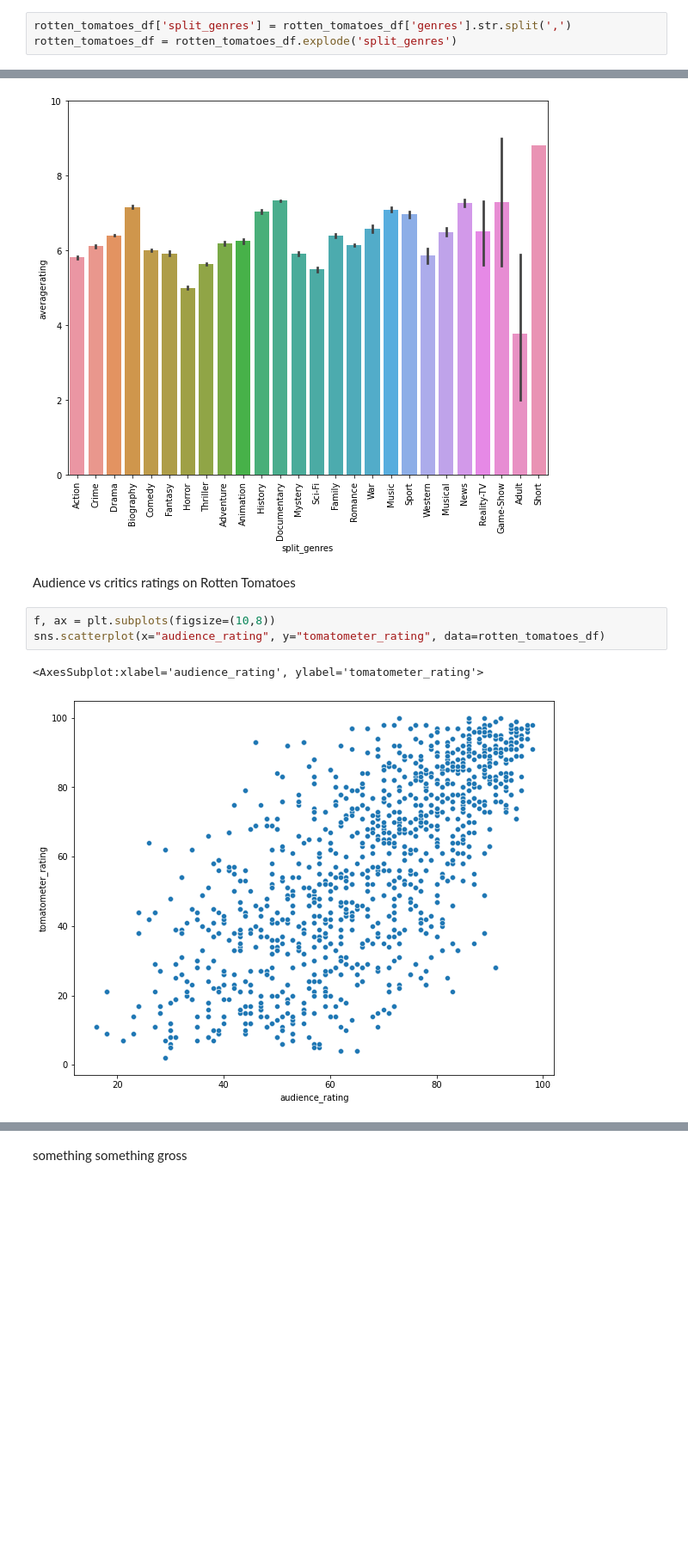
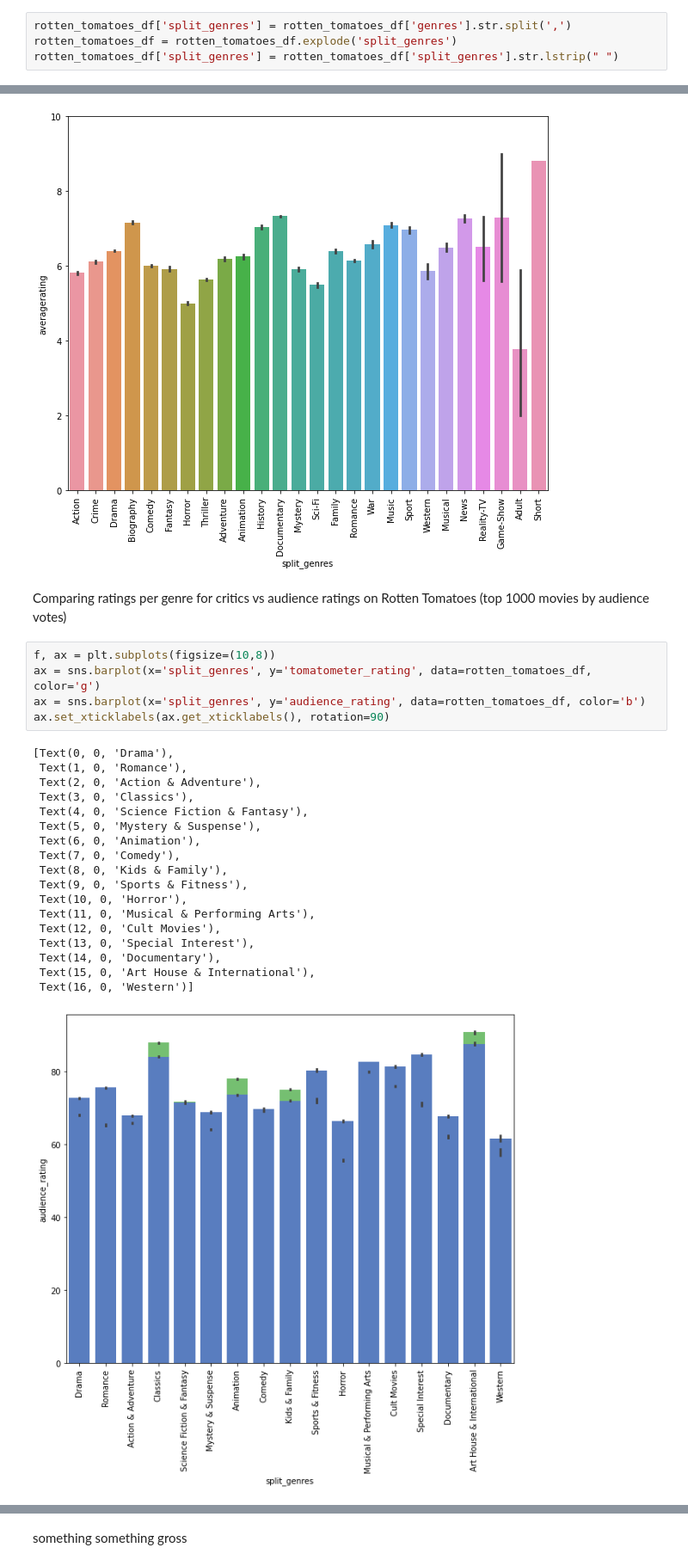
Before and after one commit to nancyho83/Microsoft-Movie-Analysis, a Jupyter notebook: cleaning-and-visualization.ipynb, the cells around one changed output, grey strips where cells are left out. Shown: that part at 86% size. Saved outputs shown, nothing was run; the diff lists cells and outputs as text; blank space fills up the shorter version.

Commit message:
Updated cleaning-and-visualizations

```diff
--- a/cleaning-and-visualization.ipynb
+++ b/cleaning-and-visualization.ipynb
@@ -221,6 +264,7 @@ rotten_tomatoes_df.head(5)
 # %%
 rotten_tomatoes_df['split_genres'] = rotten_tomatoes_df['genres'].str.split(',')
 rotten_tomatoes_df = rotten_tomatoes_df.explode('split_genres')
+rotten_tomatoes_df['split_genres'] = rotten_tomatoes_df['split_genres'].str.lstrip(" ")
 # %% [markdown]
 ## Data Visualization
 # %% [markdown]
@@ -242,11 +286,29 @@ ax.set_ylim(0,10)
 # %% [output]
 (0.0, 10.0)
 [figure]
-# %% [markdown]
-Audience vs critics ratings on Rotten Tomatoes
+# %% [markdown]
+Comparing ratings per genre for critics vs audience ratings on Rotten Tomatoes (top 1000 movies by audience votes)
 # %%
 f, ax = plt.subplots(figsize=(10,8))
-sns.scatterplot(x="audience_rating", y="tomatometer_rating", data=rotten_tomatoes_df)
+ax = sns.barplot(x='split_genres', y='tomatometer_rating', data=rotten_tomatoes_df, color='g')
+ax = sns.barplot(x='split_genres', y='audience_rating', data=rotten_tomatoes_df, color='b')
+ax.set_xticklabels(ax.get_xticklabels(), rotation=90)
 # %% [output]
-<AxesSubplot:xlabel='audience_rating', ylabel='tomatometer_rating'>
+[Text(0, 0, 'Drama'),
+ Text(1, 0, 'Romance'),
+ Text(2, 0, 'Action & Adventure'),
+ Text(3, 0, 'Classics'),
+ Text(4, 0, 'Science Fiction & Fantasy'),
+ Text(5, 0, 'Mystery & Suspense'),
+ Text(6, 0, 'Animation'),
+ Text(7, 0, 'Comedy'),
+ Text(8, 0, 'Kids & Family'),
+ Text(9, 0, 'Sports & Fitness'),
+ Text(10, 0, 'Horror'),
+ Text(11, 0, 'Musical & Performing Arts'),
+ Text(12, 0, 'Cult Movies'),
+ Text(13, 0, 'Special Interest'),
+ Text(14, 0, 'Documentary'),
+ Text(15, 0, 'Art House & International'),
+ Text(16, 0, 'Western')]
-[figure, old version]
+[figure, new version]
```
Also changed, not shown: parts of 12 cells of this notebook.
